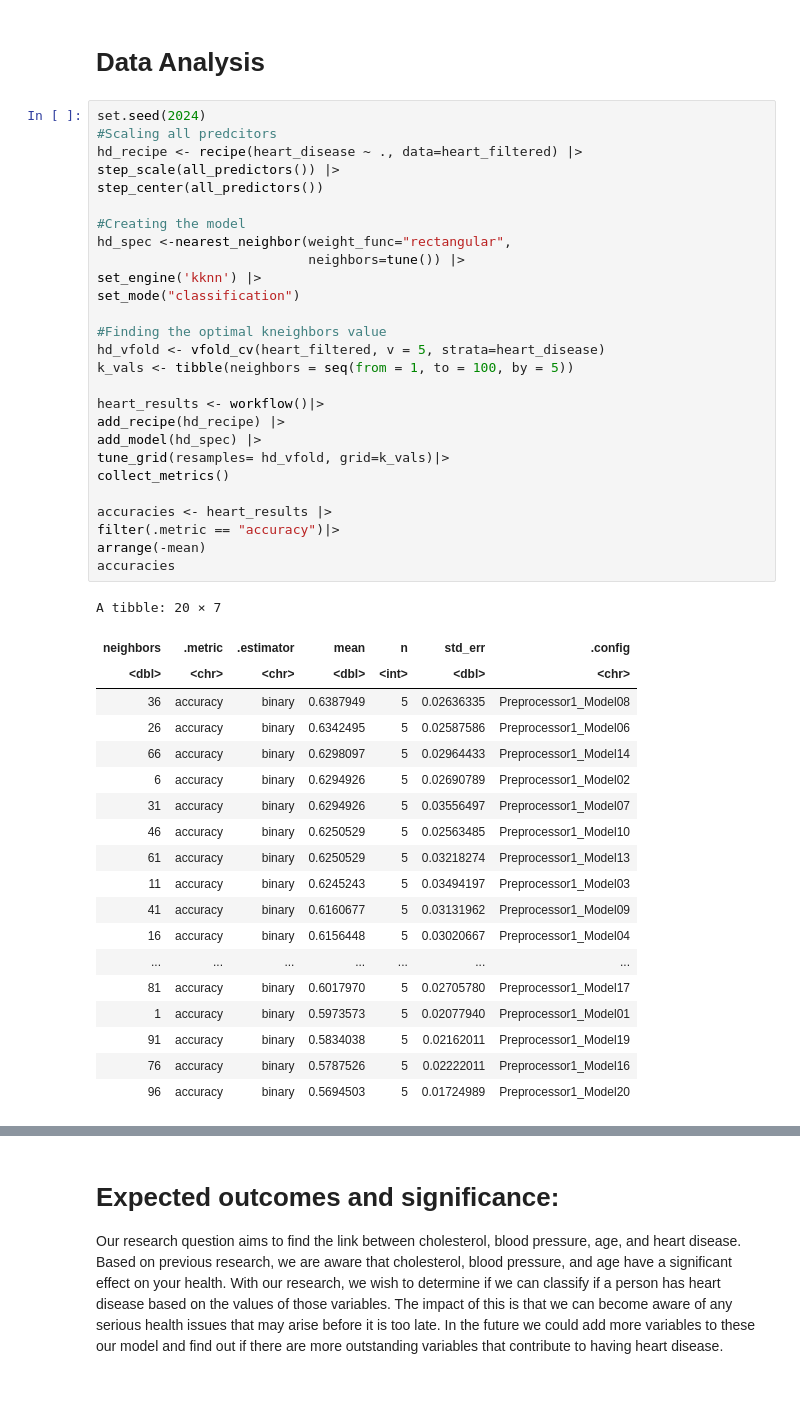
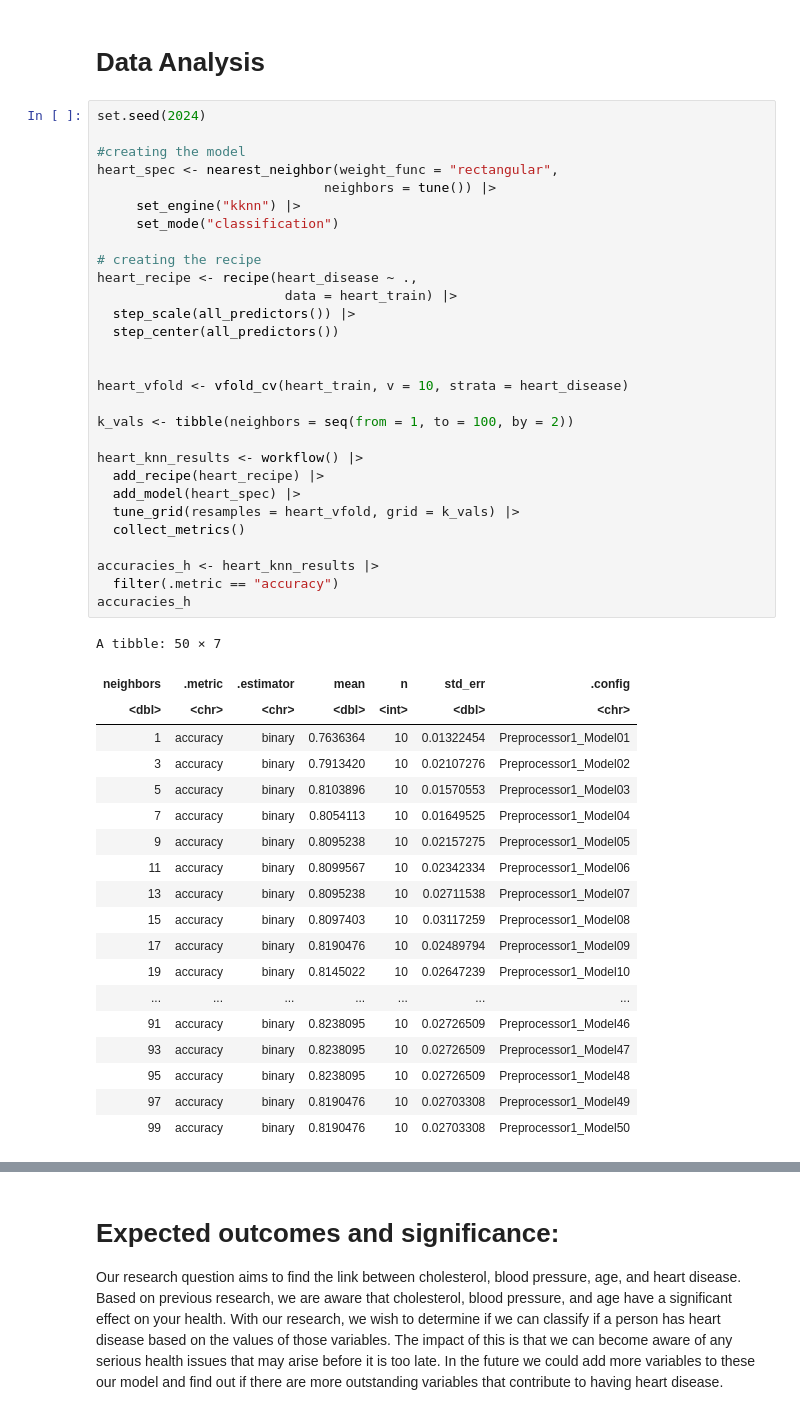
Before and after one commit to jake-fung/DSCI100-002-031-GroupProject, a Jupyter notebook: project_proposal.ipynb, the cells around one changed output, grey strips where cells are left out. Drawn from its saved outputs; the diff is of its cells as text.

Commit message:
new data analysis with cross validation

```diff
--- a/project_proposal.ipynb
+++ b/project_proposal.ipynb
@@ -132,49 +132,51 @@ To answer our research question proposed above, we will be using 4 columns from
 # Data Analysis
 # %%
 set.seed(2024)
-#Scaling all predcitors
-hd_recipe <- recipe(heart_disease ~ ., data=heart_filtered) |>
-step_scale(all_predictors()) |>
-step_center(all_predictors())
 
-#Creating the model
-hd_spec <-nearest_neighbor(weight_func="rectangular",
-                           neighbors=tune()) |>
-set_engine('kknn') |>
-set_mode("classification")
+#creating the model
+heart_spec <- nearest_neighbor(weight_func = "rectangular",
+                             neighbors = tune()) |>
+     set_engine("kknn") |>
+     set_mode("classification")
 
-#Finding the optimal kneighbors value
-hd_vfold <- vfold_cv(heart_filtered, v = 5, strata=heart_disease)
-k_vals <- tibble(neighbors = seq(from = 1, to = 100, by = 5))
+# creating the recipe
+heart_recipe <- recipe(heart_disease ~ .,
+                        data = heart_train) |>
+  step_scale(all_predictors()) |>
+  step_center(all_predictors())
 
-heart_results <- workflow()|>
-add_recipe(hd_recipe) |>
-add_model(hd_spec) |>
-tune_grid(resamples= hd_vfold, grid=k_vals)|>
-collect_metrics()
 
-accuracies <- heart_results |>
-filter(.metric == "accuracy")|>
-arrange(-mean)
-accuracies
+heart_vfold <- vfold_cv(heart_train, v = 10, strata = heart_disease)
+
+k_vals <- tibble(neighbors = seq(from = 1, to = 100, by = 2))
+
+heart_knn_results <- workflow() |>
+  add_recipe(heart_recipe) |>
+  add_model(heart_spec) |>
+  tune_grid(resamples = heart_vfold, grid = k_vals) |>
+  collect_metrics()
+
+accuracies_h <- heart_knn_results |>
+  filter(.metric == "accuracy")
+accuracies_h
 # %% [output]
-A tibble: 20 × 7
+A tibble: 50 × 7
 | neighbors | .metric | .estimator | mean | n | std_err | .config |
 | <dbl> | <chr> | <chr> | <dbl> | <int> | <dbl> | <chr> |
-| 36 | accuracy | binary | 0.6387949 | 5 | 0.02636335 | Preprocessor1_Model08 |
-| 26 | accuracy | binary | 0.6342495 | 5 | 0.02587586 | Preprocessor1_Model06 |
-| 66 | accuracy | binary | 0.6298097 | 5 | 0.02964433 | Preprocessor1_Model14 |
-| 6 | accuracy | binary | 0.6294926 | 5 | 0.02690789 | Preprocessor1_Model02 |
-| 31 | accuracy | binary | 0.6294926 | 5 | 0.03556497 | Preprocessor1_Model07 |
-| 46 | accuracy | binary | 0.6250529 | 5 | 0.02563485 | Preprocessor1_Model10 |
-| 61 | accuracy | binary | 0.6250529 | 5 | 0.03218274 | Preprocessor1_Model13 |
-| 11 | accuracy | binary | 0.6245243 | 5 | 0.03494197 | Preprocessor1_Model03 |
-| 41 | accuracy | binary | 0.6160677 | 5 | 0.03131962 | Preprocessor1_Model09 |
-| 16 | accuracy | binary | 0.6156448 | 5 | 0.03020667 | Preprocessor1_Model04 |
+| 1 | accuracy | binary | 0.7636364 | 10 | 0.01322454 | Preprocessor1_Model01 |
+| 3 | accuracy | binary | 0.7913420 | 10 | 0.02107276 | Preprocessor1_Model02 |
+| 5 | accuracy | binary | 0.8103896 | 10 | 0.01570553 | Preprocessor1_Model03 |
+| 7 | accuracy | binary | 0.8054113 | 10 | 0.01649525 | Preprocessor1_Model04 |
+| 9 | accuracy | binary | 0.8095238 | 10 | 0.02157275 | Preprocessor1_Model05 |
+| 11 | accuracy | binary | 0.8099567 | 10 | 0.02342334 | Preprocessor1_Model06 |
+| 13 | accuracy | binary | 0.8095238 | 10 | 0.02711538 | Preprocessor1_Model07 |
+| 15 | accuracy | binary | 0.8097403 | 10 | 0.03117259 | Preprocessor1_Model08 |
+| 17 | accuracy | binary | 0.8190476 | 10 | 0.02489794 | Preprocessor1_Model09 |
+| 19 | accuracy | binary | 0.8145022 | 10 | 0.02647239 | Preprocessor1_Model10 |
 | ... | ... | ... | ... | ... | ... | ... |
-| 81 | accuracy | binary | 0.6017970 | 5 | 0.02705780 | Preprocessor1_Model17 |
-| 1 | accuracy | binary | 0.5973573 | 5 | 0.02077940 | Preprocessor1_Model01 |
-| 91 | accuracy | binary | 0.5834038 | 5 | 0.02162011 | Preprocessor1_Model19 |
-| 76 | accuracy | binary | 0.5787526 | 5 | 0.02222011 | Preprocessor1_Model16 |
-| 96 | accuracy | binary | 0.5694503 | 5 | 0.01724989 | Preprocessor1_Model20 |
+| 91 | accuracy | binary | 0.8238095 | 10 | 0.02726509 | Preprocessor1_Model46 |
+| 93 | accuracy | binary | 0.8238095 | 10 | 0.02726509 | Preprocessor1_Model47 |
+| 95 | accuracy | binary | 0.8238095 | 10 | 0.02726509 | Preprocessor1_Model48 |
+| 97 | accuracy | binary | 0.8190476 | 10 | 0.02703308 | Preprocessor1_Model49 |
+| 99 | accuracy | binary | 0.8190476 | 10 | 0.02703308 | Preprocessor1_Model50 |
 # %%
```
Also changed, not shown: parts of 2 cells of this notebook.
